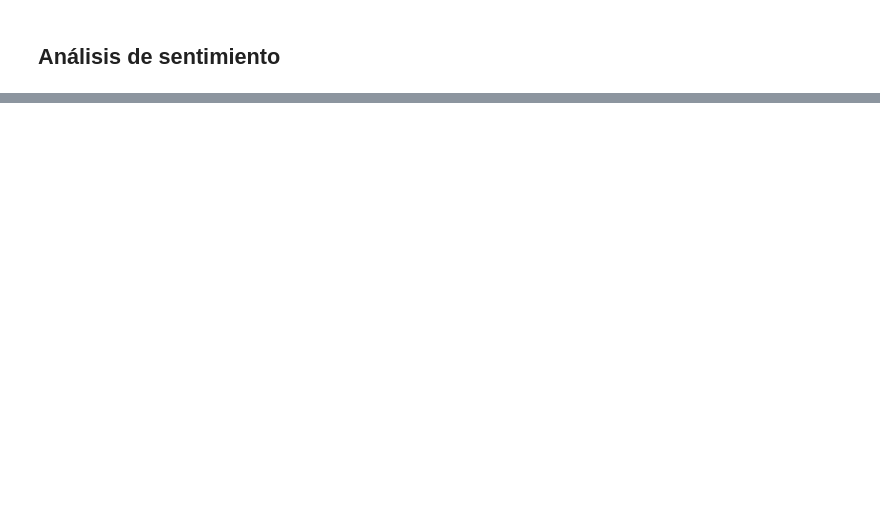
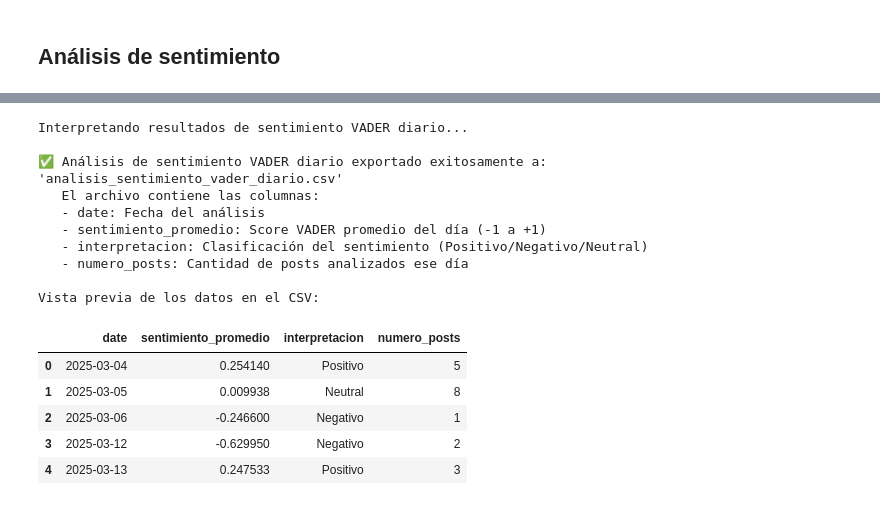
Before and after one commit to lmbsoft/patagonia-scrappers, a Jupyter notebook: franco/API-connect/01_connect.ipynb, the cells around one changed output, grey strips where cells are left out. Cells and saved outputs as stored; diff of their text form; code cells hidden in the pictures; blank space fills up the shorter version.

Commit message:
Otros métos de análisis de sentimiento.

```diff
--- a/franco/API-connect/01_connect.ipynb
+++ b/franco/API-connect/01_connect.ipynb
@@ -444,0 +853,80 @@ Posts neutrales (-0.1 a 0.1): 15
+# %%
+# --- Celda Final: Interpretación y Exportación de Sentimiento Diario a CSV (VADER) ---
+import numpy as np
+import pandas as pd
+
+# Asegúrate que daily_sentiment_df_vader existe y no está vacío
+if 'daily_sentiment_df_vader' in locals() and not daily_sentiment_df_vader.empty:
+
+    print("Interpretando resultados de sentimiento VADER diario...")
+
+    # Definir umbrales para la interpretación VADER
+    POSITIVE_THRESHOLD = 0.05  # Sentimiento > 0.05 se considera Positivo
+    NEGATIVE_THRESHOLD = -0.05 # Sentimiento < -0.05 se considera Negativo
+                               # Entre -0.05 y 0.05 (inclusive) se considera Neutral
+
+    # Crear la columna de interpretación basada en 'sentiment_mean'
+    conditions = [
+        daily_sentiment_df_vader['sentiment_mean'] > POSITIVE_THRESHOLD,
+        daily_sentiment_df_vader['sentiment_mean'] < NEGATIVE_THRESHOLD
+    ]
+    choices = ['Positivo', 'Negativo']
+    # np.select es eficiente para esto
+    daily_sentiment_df_vader['sentiment_label'] = np.select(conditions, choices, default='Neutral')
+
+    # Seleccionar y renombrar columnas para el CSV
+    df_export = daily_sentiment_df_vader[['date', 'sentiment_mean', 'sentiment_label', 'post_count']].copy()
+    df_export.rename(columns={
+        'sentiment_mean': 'sentimiento_promedio',
+        'sentiment_label': 'interpretacion',
+        'post_count': 'numero_posts'
+    }, inplace=True)
+
+    # Formatear la fecha para mejor legibilidad en el CSV
+    df_export['date'] = pd.to_datetime(df_export['date']).dt.strftime('%Y-%m-%d')
+
+    # Definir nombre del archivo CSV
+    csv_filename = 'analisis_sentimiento_vader_diario.csv'
+
+    # Exportar a CSV
+    try:
+        df_export.to_csv(csv_filename, index=False, encoding='utf-8-sig') # utf-8-sig para mejor compatibilidad con Excel
+        print(f"\n✅ Análisis de sentimiento VADER diario exportado exitosamente a: '{csv_filename}'")
+        print("   El archivo contiene las columnas:")
+        print("   - date: Fecha del análisis")
+        print("   - sentimiento_promedio: Score VADER promedio del día (-1 a +1)")
+        print("   - interpretacion: Clasificación del sentimiento (Positivo/Negativo/Neutral)")
+        print("   - numero_posts: Cantidad de posts analizados ese día")
+
+        # Mostrar vista previa de los datos exportados
+        print("\nVista previa de los datos en el CSV:")
+        display(df_export.head())
+
+        # Mostrar estadísticas resumidas
+        print("\nResumen de interpretaciones:")
+        sentiment_counts = df_export['interpretacion'].value_counts()
+        for sentiment, count in sentiment_counts.items():
+            print(f"   - {sentiment}: {count} días")
+
+    except Exception as e:
+        print(f"\n❌ Error al exportar a CSV: {e}")
+
+else:
+    print("⚠️ No se encontró el DataFrame 'daily_sentiment_df_vader' o está vacío. Ejecuta la celda de análisis de sentimiento VADER primero.")
+# %% [output]
+Interpretando resultados de sentimiento VADER diario...
+
+✅ Análisis de sentimiento VADER diario exportado exitosamente a: 'analisis_sentimiento_vader_diario.csv'
+   El archivo contiene las columnas:
+   - date: Fecha del análisis
+   - sentimiento_promedio: Score VADER promedio del día (-1 a +1)
+   - interpretacion: Clasificación del sentimiento (Positivo/Negativo/Neutral)
+   - numero_posts: Cantidad de posts analizados ese día
+
+Vista previa de los datos en el CSV:
+|  | date | sentimiento_promedio | interpretacion | numero_posts |
+| 0 | 2025-03-04 | 0.254140 | Positivo | 5 |
+| 1 | 2025-03-05 | 0.009938 | Neutral | 8 |
+| 2 | 2025-03-06 | -0.246600 | Negativo | 1 |
+| 3 | 2025-03-12 | -0.629950 | Negativo | 2 |
+| 4 | 2025-03-13 | 0.247533 | Positivo | 3 |
```
Also changed, not shown: parts of 16 cells of this notebook, 1 other file.
